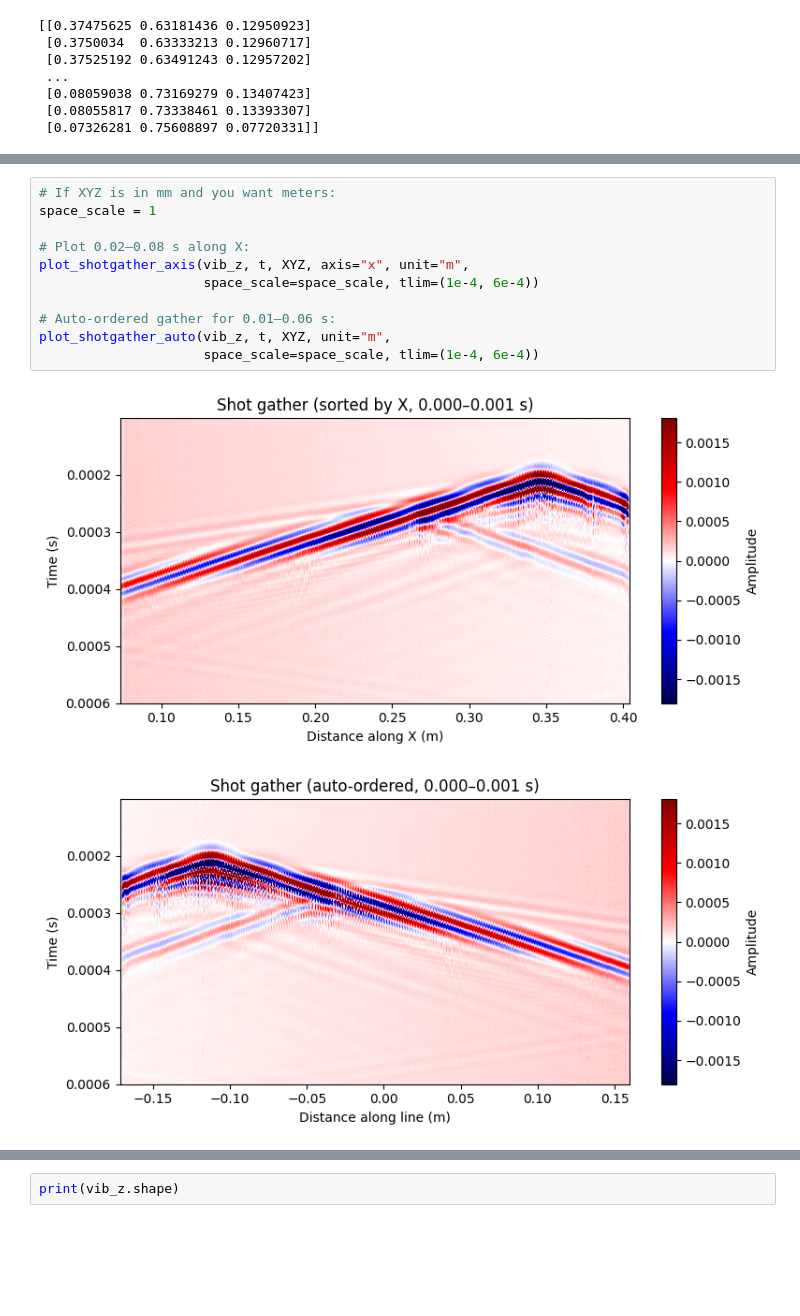
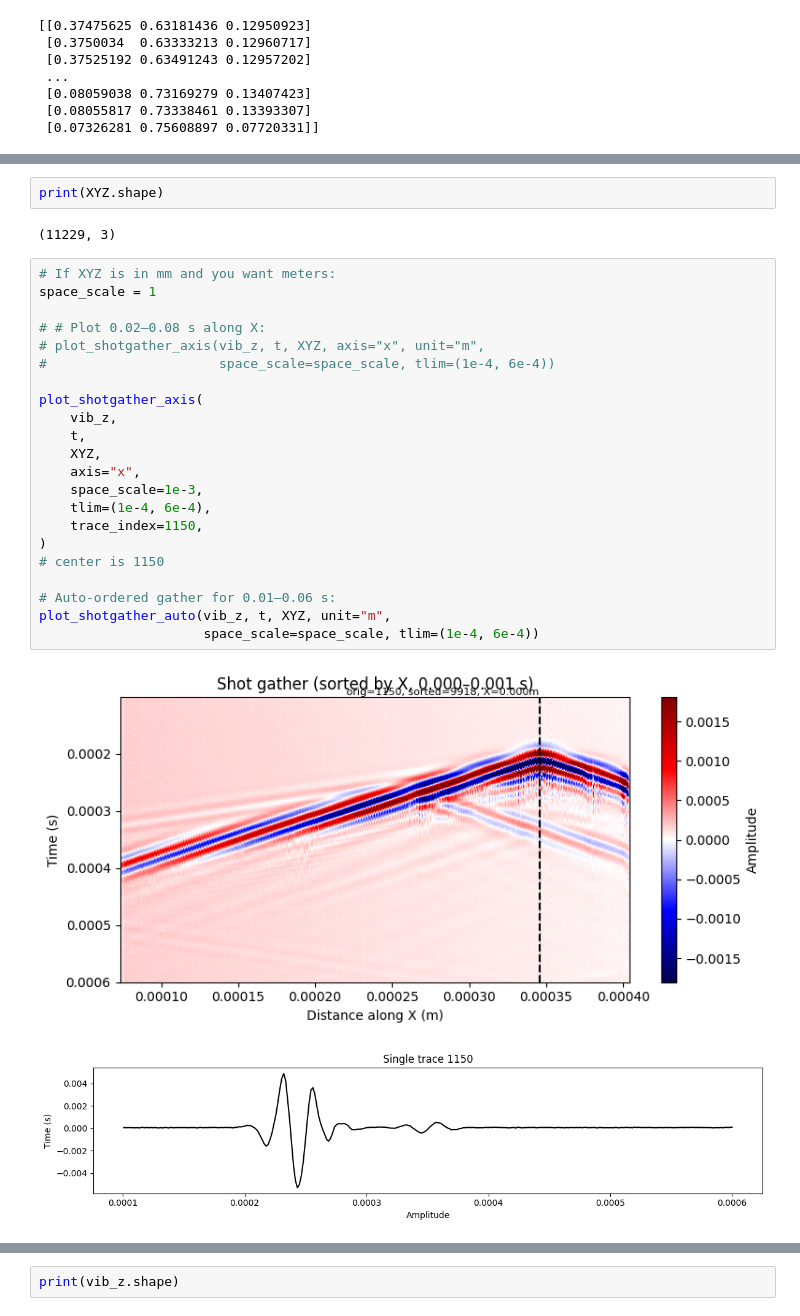
Before and after one commit to armercier/Hybrid-OED, a Jupyter notebook: src/scripts/load_data_LDV.ipynb, the cells around one changed output, grey strips where cells are left out. Cells and saved outputs as stored; diff of their text form; blank space fills up the shorter version.

```diff
--- a/src/scripts/load_data_LDV.ipynb
+++ b/src/scripts/load_data_LDV.ipynb
@@ -255,17 +367,32 @@ def plot_shotgather_auto(field, t, XYZ, *,
     plt.title(ttl)
     plt.tight_layout()
     plt.show()
+# %%
+print(XYZ.shape)
+# %% [output]
+(11229, 3)
 # %%
 # If XYZ is in mm and you want meters:
 space_scale = 1
 
-# Plot 0.02–0.08 s along X:
-plot_shotgather_axis(vib_z, t, XYZ, axis="x", unit="m",
-                     space_scale=space_scale, tlim=(1e-4, 6e-4))
+# # Plot 0.02–0.08 s along X:
+# plot_shotgather_axis(vib_z, t, XYZ, axis="x", unit="m",
+#                      space_scale=space_scale, tlim=(1e-4, 6e-4))
+
+plot_shotgather_axis(
+    vib_z,
+    t,
+    XYZ,
+    axis="x",
+    space_scale=1e-3,
+    tlim=(1e-4, 6e-4),
+    trace_index=1150,
+)
+# center is 1150
 
 # Auto-ordered gather for 0.01–0.06 s:
 plot_shotgather_auto(vib_z, t, XYZ, unit="m",
                      space_scale=space_scale, tlim=(1e-4, 6e-4))
 # %% [output]
-[figure, old version]
+[figure, new version]
-[figure, old version]
+[figure, new version]
```
Also changed, not shown: parts of 5 cells of this notebook, 3 other files.
